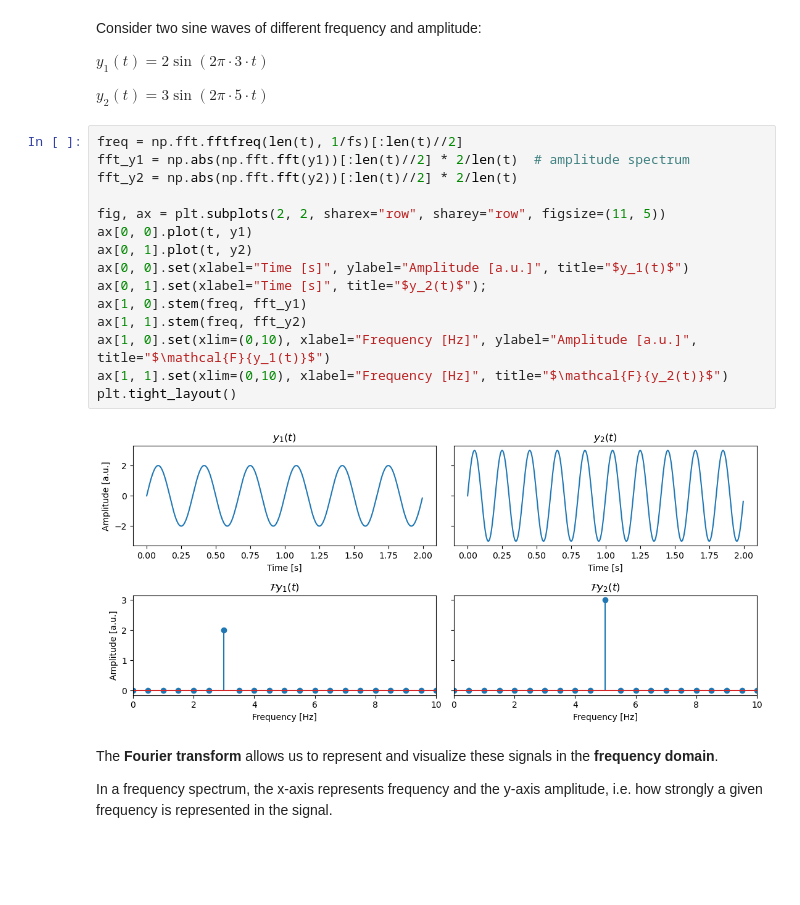
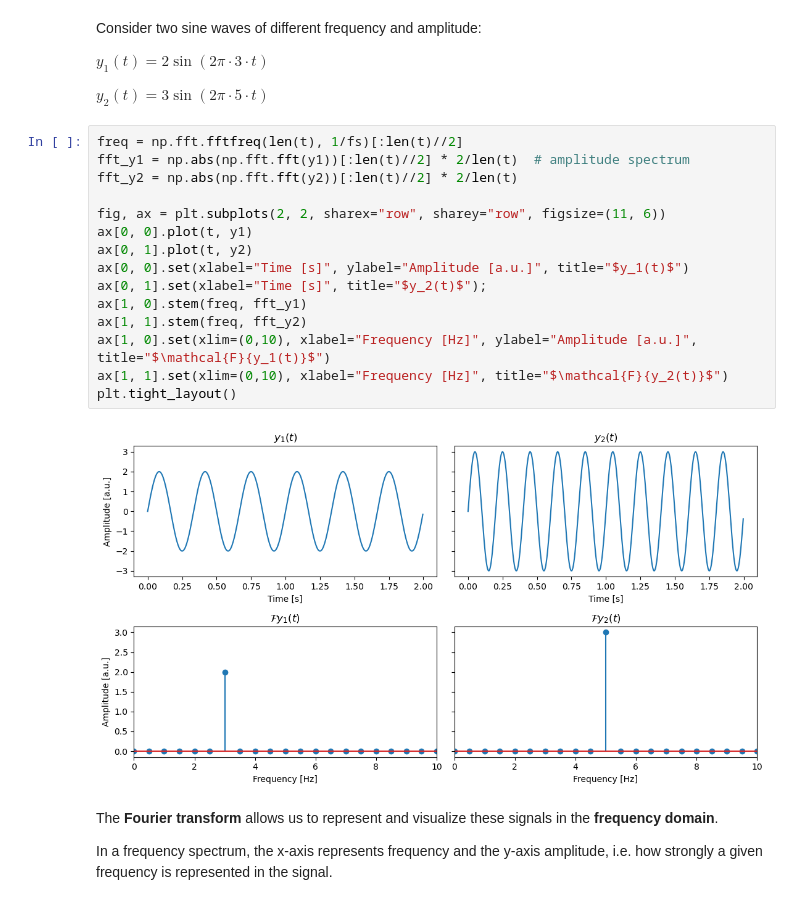
Before and after one commit to OleBialas/iBOTS-Intro-to-EEG-MEG-Analysis-with-MNE-Python, a Jupyter notebook: 02_filtering_and_psd/slides.ipynb, the cells around one changed output. Cells and saved outputs as stored; diff of their text form; blank space fills up the shorter version.

```diff
--- a/02_filtering_and_psd/slides.ipynb
+++ b/02_filtering_and_psd/slides.ipynb
@@ -28,20 +26,20 @@ $y_2(t) = 3 \sin(2\pi \cdot 5 \cdot t)$
 # %%
 freq = np.fft.fftfreq(len(t), 1/fs)[:len(t)//2]
 fft_y1 = np.abs(np.fft.fft(y1))[:len(t)//2] * 2/len(t)  # amplitude spectrum
 fft_y2 = np.abs(np.fft.fft(y2))[:len(t)//2] * 2/len(t)
 
-fig, ax = plt.subplots(2, 2, sharex="row", sharey="row", figsize=(11, 5))
+fig, ax = plt.subplots(2, 2, sharex="row", sharey="row", figsize=(11, 6))
 ax[0, 0].plot(t, y1)
 ax[0, 1].plot(t, y2)
 ax[0, 0].set(xlabel="Time [s]", ylabel="Amplitude [a.u.]", title="$y_1(t)$")
 ax[0, 1].set(xlabel="Time [s]", title="$y_2(t)$");
 ax[1, 0].stem(freq, fft_y1)
 ax[1, 1].stem(freq, fft_y2)
 ax[1, 0].set(xlim=(0,10), xlabel="Frequency [Hz]", ylabel="Amplitude [a.u.]", title="$\mathcal{F}{y_1(t)}$")
 ax[1, 1].set(xlim=(0,10), xlabel="Frequency [Hz]", title="$\mathcal{F}{y_2(t)}$")
 plt.tight_layout()
 # %% [output]
-[figure, old version]
+[figure, new version]
 # %% [markdown]
 The **Fourier transform** allows us to represent and visualize these signals in the **frequency domain**.
 
```
Also changed, not shown: parts of 9 cells of this notebook, 3 other files.
